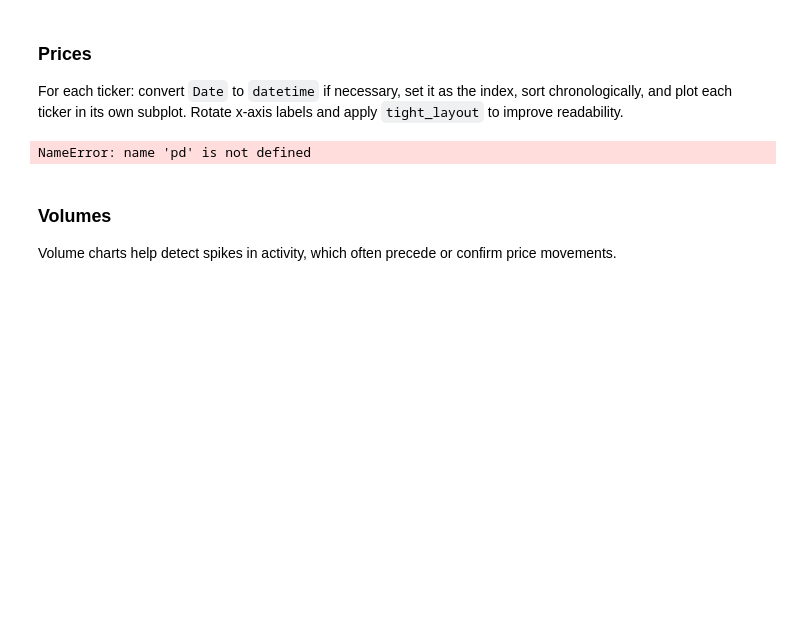
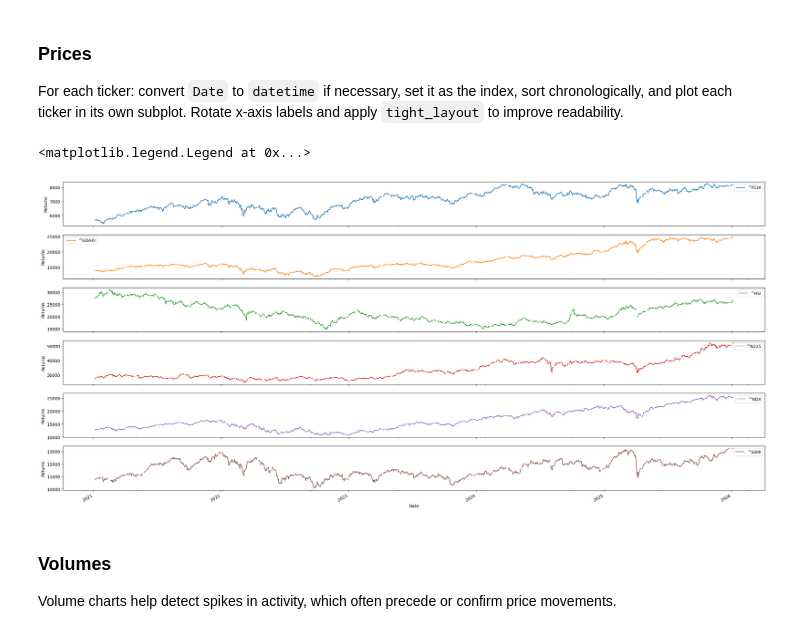
Before and after one commit to Henix212/OptiFolio, a Jupyter notebook: notebook/dataVisualization.ipynb, the cells around one changed output. Drawn from its saved outputs; the diff is of its cells as text; code cells hidden in the pictures; blank space fills up the shorter version.

```diff
--- a/notebook/dataVisualization.ipynb
+++ b/notebook/dataVisualization.ipynb
@@ -26,11 +24,12 @@ For each ticker: convert `Date` to `datetime` if necessary, set it as the index,
 # %%
 prices["Date"] = pd.to_datetime(prices['Date'], format='%Y-%m-%d')
 prices.set_index('Date', inplace=True)
 prices.sort_index(inplace=True)
 
-prices.plot(subplots=True, figsize=(30, 15), xlabel="Date", ylabel="Returns"); plt.legend(loc='best')
+prices.plot(subplots=True, figsize=(30, 15), xlabel="Date", ylabel="Prices"); plt.legend(loc='best')
 # %% [output]
-NameError: name 'pd' is not defined
+<matplotlib.legend.Legend at 0x...>
+[figure, added]
 # %% [markdown]
 ### Volumes
 
```
Also changed, not shown: parts of 3 cells of this notebook.
